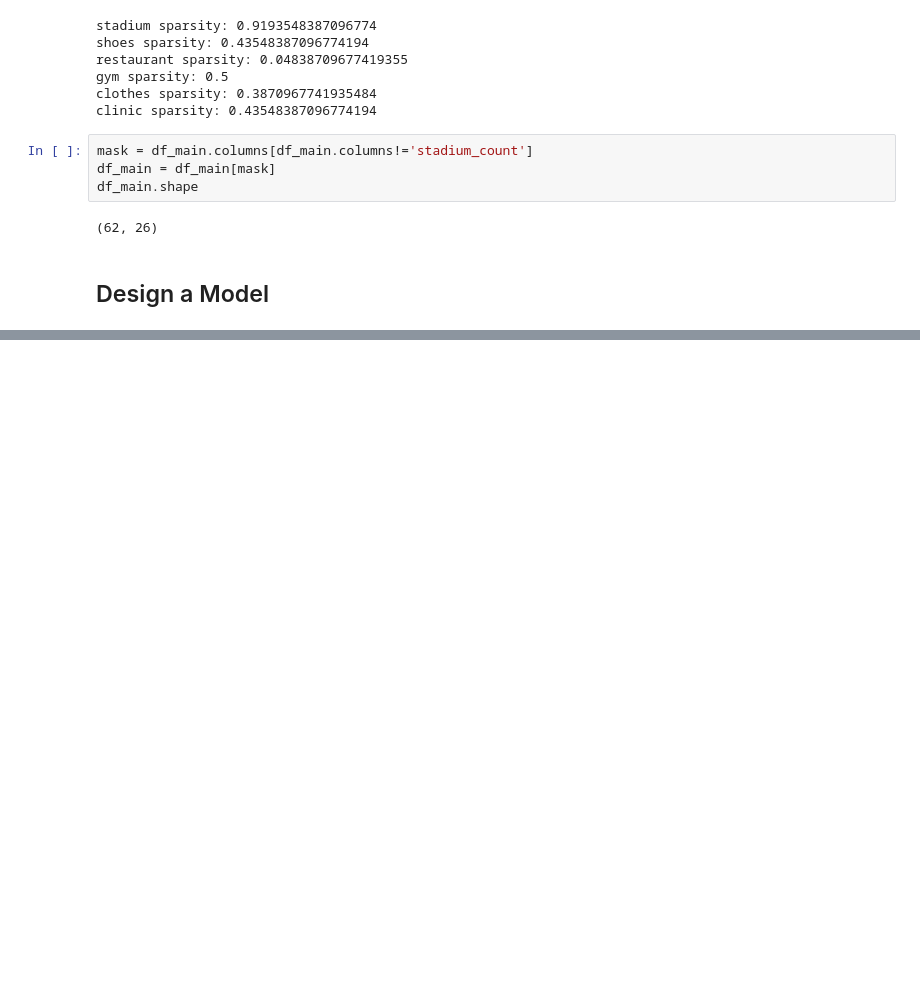
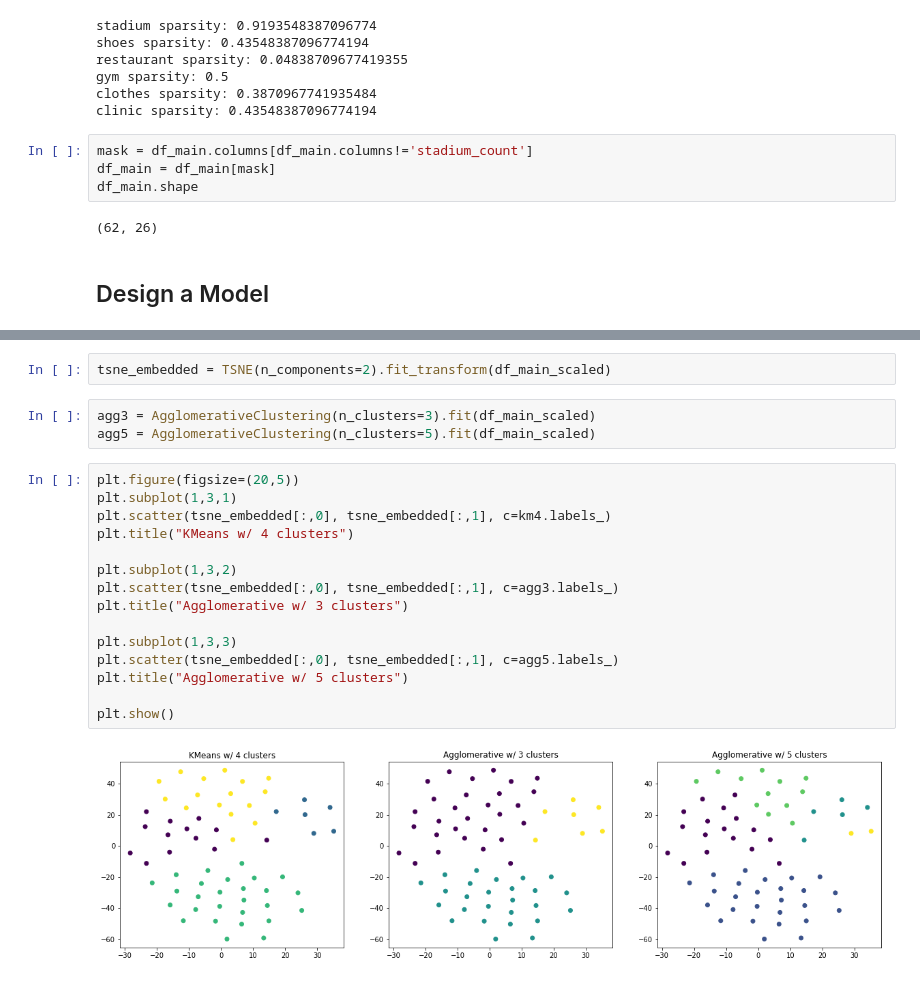
Before and after one commit to pinhao1994/ads-on-the-run, a Jupyter notebook: cluster/cluster_advance.ipynb, the cells around one changed output, grey strips where cells are left out. Saved outputs shown, nothing was run; the diff lists cells and outputs as text; blank space fills up the shorter version.

```diff
--- a/cluster/cluster_advance.ipynb
+++ b/cluster/cluster_advance.ipynb
@@ -52,0 +134,22 @@ kmeans.best_params_
+# %%
+tsne_embedded = TSNE(n_components=2).fit_transform(df_main_scaled)
+# %%
+agg3 = AgglomerativeClustering(n_clusters=3).fit(df_main_scaled)
+agg5 = AgglomerativeClustering(n_clusters=5).fit(df_main_scaled)
+# %%
+plt.figure(figsize=(20,5))
+plt.subplot(1,3,1)
+plt.scatter(tsne_embedded[:,0], tsne_embedded[:,1], c=km4.labels_)
+plt.title("KMeans w/ 4 clusters")
+
+plt.subplot(1,3,2)
+plt.scatter(tsne_embedded[:,0], tsne_embedded[:,1], c=agg3.labels_)
+plt.title("Agglomerative w/ 3 clusters")
+
+plt.subplot(1,3,3)
+plt.scatter(tsne_embedded[:,0], tsne_embedded[:,1], c=agg5.labels_)
+plt.title("Agglomerative w/ 5 clusters")
+
+plt.show()
+# %% [output]
+[figure, added]
```
Also changed, not shown: parts of 11 cells of this notebook, 1 other file.
